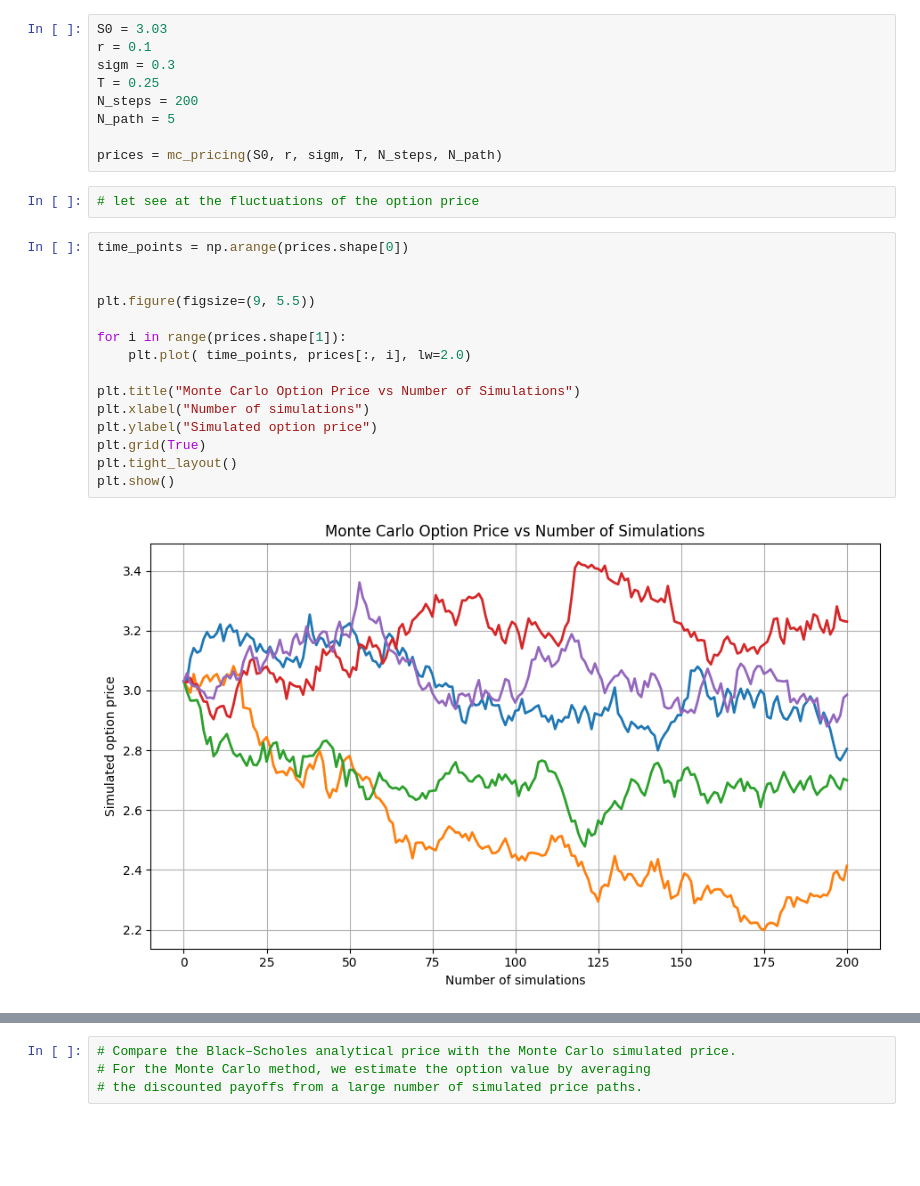
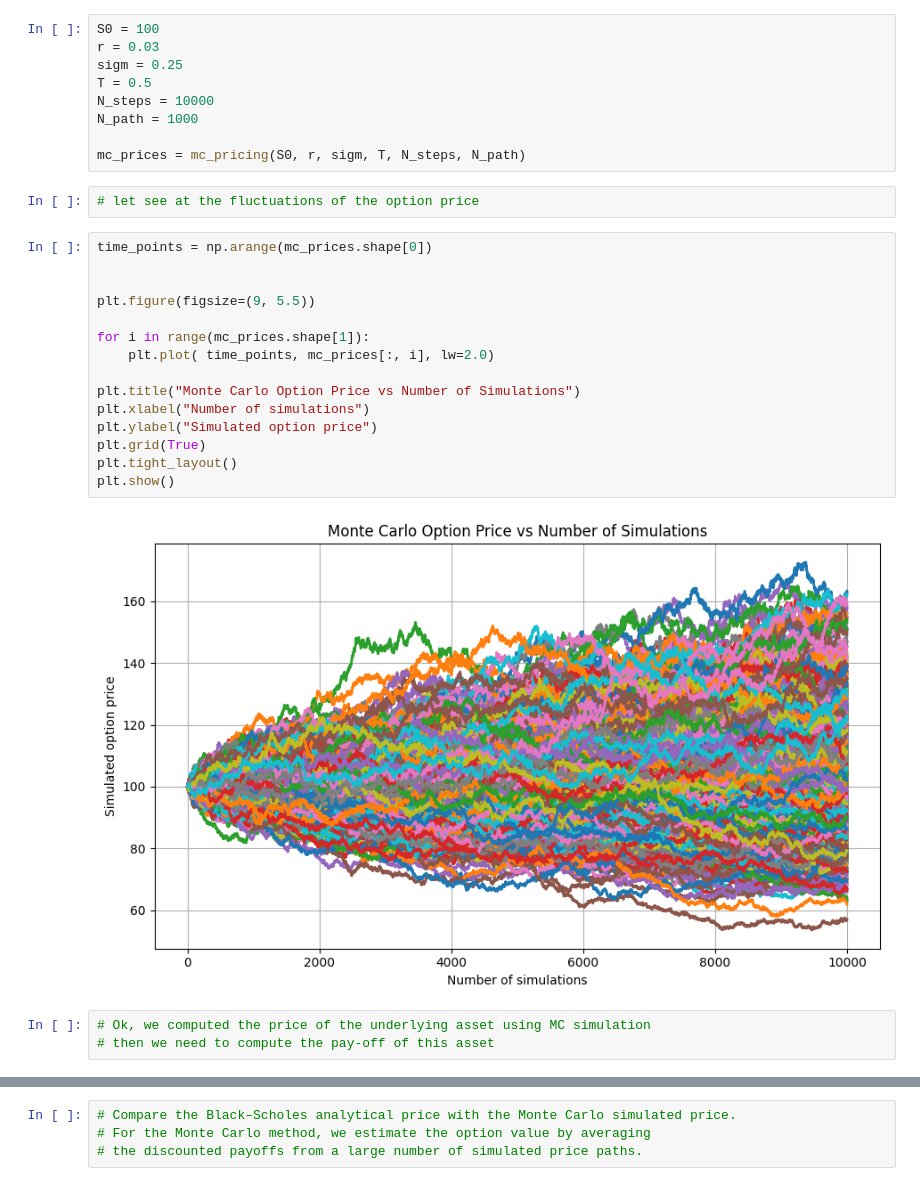
Before and after one commit to conformist89/black-scholes-mc, a Jupyter notebook: bsm-mc.ipynb, the cells around one changed output, grey strips where cells are left out. Saved outputs shown, nothing was run; the diff lists cells and outputs as text; blank space fills up the shorter version.

```diff
--- a/bsm-mc.ipynb
+++ b/bsm-mc.ipynb
@@ -141,30 +141,33 @@ def mc_pricing(S0, r, sigm, T, N, N_path):
 
     return S
 # %%
-S0 = 3.03
-r = 0.1
-sigm = 0.3
-T = 0.25
-N_steps = 200
-N_path = 5
+S0 = 100
+r = 0.03
+sigm = 0.25
+T = 0.5
+N_steps = 10000
+N_path = 1000
 
-prices = mc_pricing(S0, r, sigm, T, N_steps, N_path)
+mc_prices = mc_pricing(S0, r, sigm, T, N_steps, N_path)
 # %%
 # let see at the fluctuations of the option price
 # %%
-time_points = np.arange(prices.shape[0])
+time_points = np.arange(mc_prices.shape[0])
 
 
 plt.figure(figsize=(9, 5.5))
 
-for i in range(prices.shape[1]):
-    plt.plot( time_points, prices[:, i], lw=2.0)
+for i in range(mc_prices.shape[1]):
+    plt.plot( time_points, mc_prices[:, i], lw=2.0)
 
 plt.title("Monte Carlo Option Price vs Number of Simulations")
 plt.xlabel("Number of simulations")
 plt.ylabel("Simulated option price")
 plt.grid(True)
 plt.tight_layout()
 plt.show()
 # %% [output]
-[figure, old version]
+[figure, new version]
+# %%
+# Ok, we computed the price of the underlying asset using MC simulation
+# then we need to compute the pay-off of this asset
```
Also changed, not shown: parts of 5 cells of this notebook.
